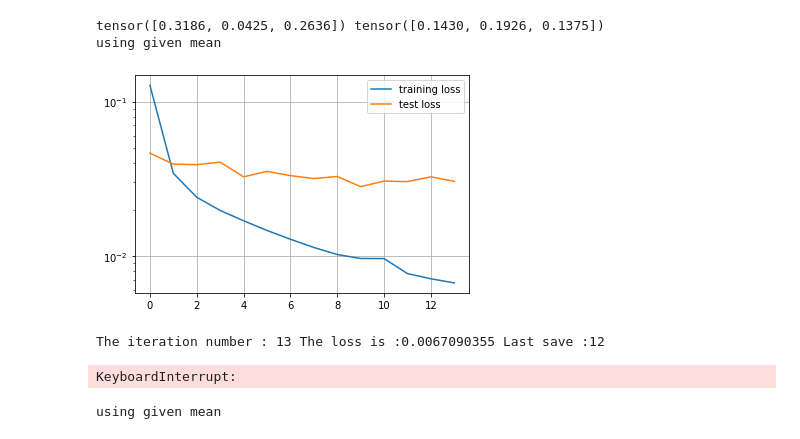
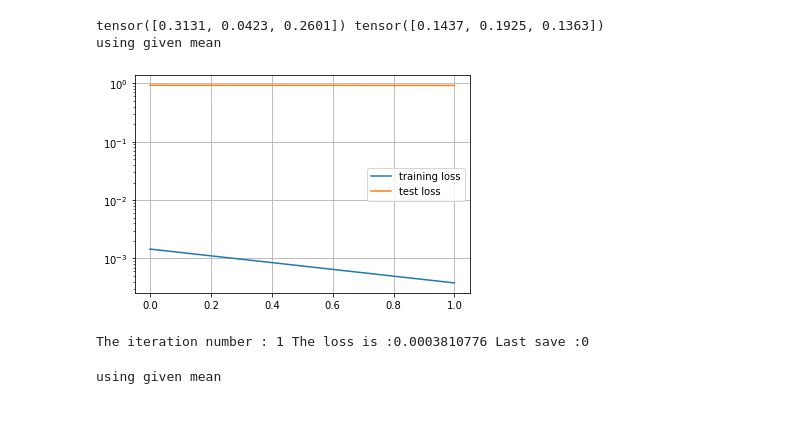
Before and after one commit to machines-in-motion/ioc_qp, a Jupyter notebook: vision/object_tracking.ipynb, the cells around one changed output. Cells and saved outputs as stored; diff of their text form; code cells hidden in the pictures.

```diff
--- a/vision/object_tracking.ipynb
+++ b/vision/object_tracking.ipynb
@@ -151,11 +151,11 @@ class C_Net(nn.Module):
 device = torch.device("cuda")
 net = C_Net()
 net_name = "cnn3"
-# net.load_state_dict(torch.load("./models/" + net_name))
+net.load_state_dict(torch.load("./models/" + net_name))
 net = net.to(device)
 lr = 1.0e-3
 eps = 1000
-indices = [1,2,3,4,5,6,7,8]
+indices = [1,2,3,4,5,7,8]
 test_indices = [9, 10]
 optimizer = torch.optim.Adam(net.parameters(), lr=lr)
 loss = torch.nn.MSELoss() #torch.nn.MSELoss() #torch.nn.HuberLoss()
@@ -165,7 +165,7 @@ test = DataLoader(BoxDataSet(test_indices, mean = np.array([0.3186, 0.0425, 0.26
                              std = np.array([0.1430, 0.1926, 0.1375]), rgbd = True, resize = (224,224)), \
                   batch_size = 64, num_workers = 12, shuffle=True)
 # %% [output]
-tensor([0.3186, 0.0425, 0.2636]) tensor([0.1430, 0.1926, 0.1375])
+tensor([0.3131, 0.0423, 0.2601]) tensor([0.1437, 0.1925, 0.1363])
 using given mean
 # %%
 best_loss = 1e3
@@ -196,37 +196,36 @@ for i in range(eps):
         t_e.append(error.cpu().detach().numpy())
 
     t_error = np.mean(t_e)
     test_arr.append(t_error)
 
     #plotting
     plt.plot(loss_arr, label = "training loss")
     plt.plot(test_arr, label = "test loss")
 
     plt.yscale("log")
     plt.grid()
     plt.legend()
     clear_output(wait=True)
     plt.show()
 
     print("The iteration number : " + str(i) + " The loss is :" + str(m_error) + \
                           " Last save :"  + str(last_save), end='\r', flush  = True)
 
 
     if best_loss > m_error:
         last_save = i
         torch.save(net.state_dict(), "./models/" + net_name)
         best_loss = m_error
-    if i == 30:
+    if i == 2:
         optimizer = torch.optim.Adam(net.parameters(), lr=lr/10)
     if i == 70:
         optimizer = torch.optim.Adam(net.parameters(), lr=lr/20)
 
 
 torch.save(net.state_dict(), "./models/" + net_name)
 # %% [output]
-[figure, old version]
+[figure, new version]
-The iteration number : 13 The loss is :0.0067090355 Last save :12
+The iteration number : 1 The loss is :0.0003810776 Last save :0
-KeyboardInterrupt:
 # %%
 net = C_Net()
 net.load_state_dict(torch.load("./models/cnn3"))
```
Also changed, not shown: parts of 1 cell of this notebook.
